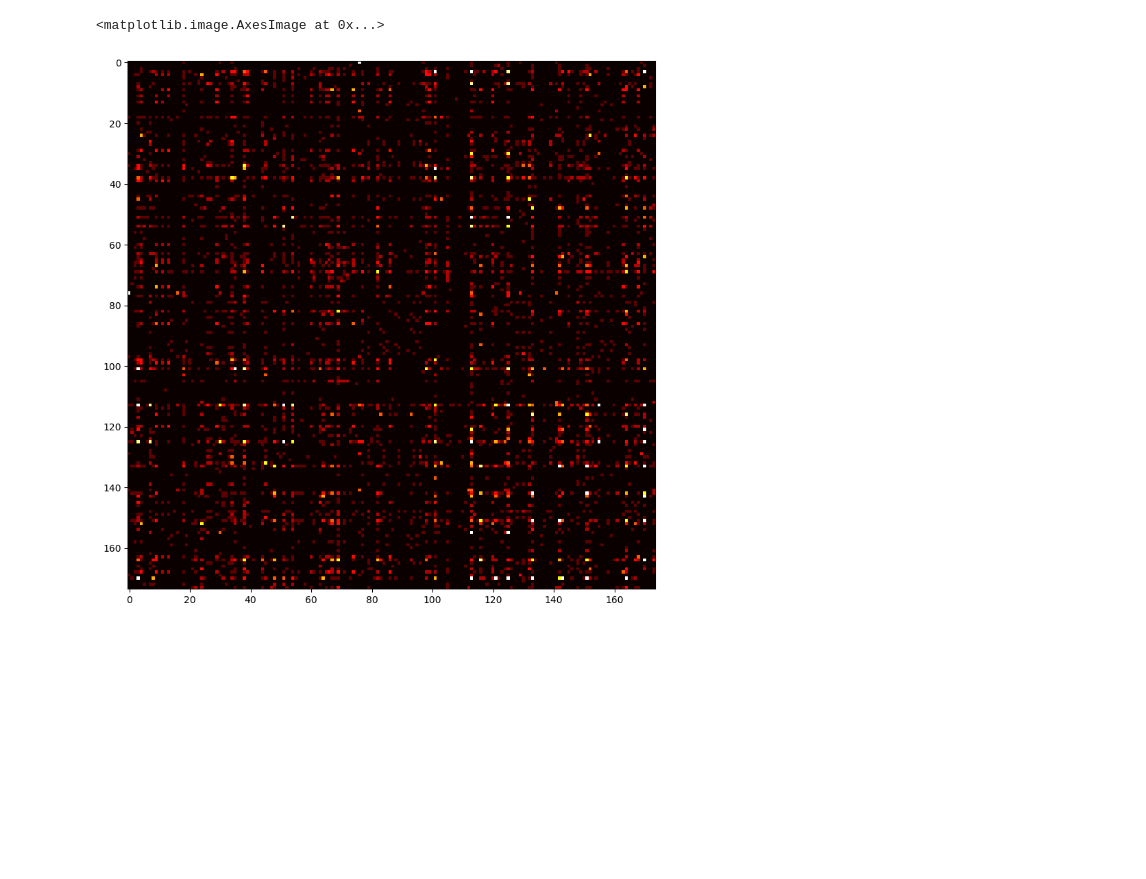
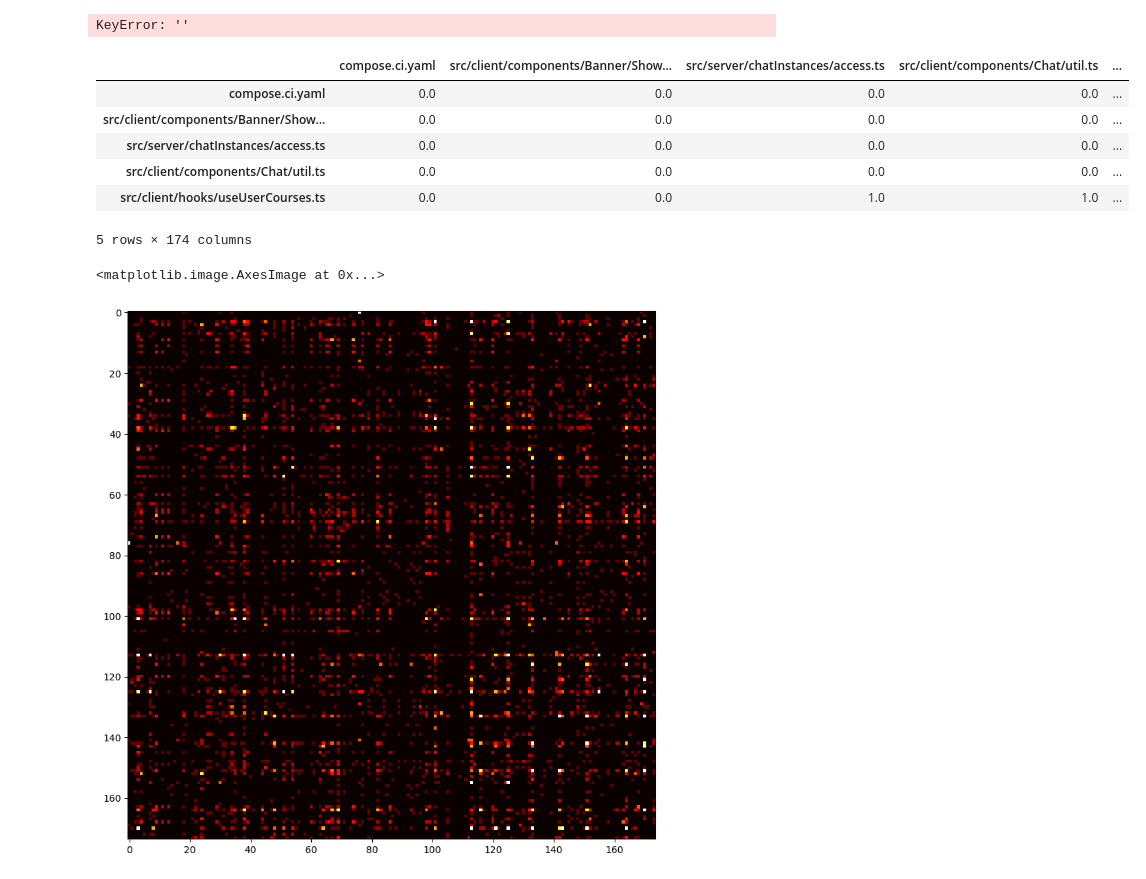
Before and after one commit to Veikkosuhonen/git-viz, a Jupyter notebook: sketch.ipynb, the cells around one changed output. Drawn from its saved outputs; the diff is of its cells as text; code cells hidden in the pictures; blank space fills up the shorter version.

```diff
--- a/sketch.ipynb
+++ b/sketch.ipynb
@@ -36,3 +25,62 @@ for root, dirs, dir_files in os.walk(f"./tmp/{repo_name}"):
+# %%
+from dataclasses import dataclass
+
+@dataclass
+class FileNode:
+    name: str
+    lines: int
+    children: list = None
+
+    def to_json(self):
+        result = { "name": self.name }
+        if self.children:
+            result["children"] = [child.to_json() for child in self.children]
+        else:
+            result["lines"] = self.lines
+        return result
+
+# Find all files in the repository (./tmp/repo)
+file_names = set()
+
+acual_root_node = FileNode("/", 0, [])
+
+dir_nodes = { "": acual_root_node }
+
+prefix = f"./tmp/{repo_name}/"
+
+for root, dirs, dir_files in os.walk(f"./tmp/{repo_name}/"):
+    root_node = dir_nodes[root.removeprefix(prefix)]
+
+    for file in dir_files:
+        path = os.path.join(root, file)
+        fname = path.removeprefix(prefix)
+
+        # Count the number of lines in the file
+        lines = 0
+        with open(path, "r") as f:
+            try:
+                lines = len(f.readlines())
+            except UnicodeDecodeError:
+                print(f"UnicodeDecodeError: {fname}")
+
+        fnode = FileNode(fname, lines)
+        root_node.children.append(fnode)
+        file_names.add(fname)
+    if ".git" in dirs:
+        dirs.remove(".git")
+
+    for dir in dirs:
+        dname = os.path.join(root, dir).removeprefix(prefix)
+        dnode = FileNode(dname, 0, [])
+        root_node.children.append(dnode)
+        dir_nodes[dname] = dnode
+
+# Save the file tree to JSON
+import json
+with open(f"./tmp/{repo_name}_file_tree.json", "w") as f:
+    json.dump(acual_root_node, f, indent=2, default=lambda o: o.to_json())
+# %% [output]
+KeyError: ''
 # %%
 df = None
 
@@ -83,4 +131,14 @@ else:
                 adjacency_df.loc[file, other_file] = adjacency_df.loc[file, other_file] + 1
 
     adjacency_df.to_csv(f"./tmp/{repo_name}_adjacency.csv")
+# %%
+adjacency_df.head()
+# %% [output]
+|  | compose.ci.yaml | src/client/components/Banner/Show... | src/server/chatInstances/access.ts | src/client/components/Chat/util.ts | ... |
+| compose.ci.yaml | 0.0 | 0.0 | 0.0 | 0.0 | ... |
+| src/client/components/Banner/Show... | 0.0 | 0.0 | 0.0 | 0.0 | ... |
+| src/server/chatInstances/access.ts | 0.0 | 0.0 | 0.0 | 0.0 | ... |
+| src/client/components/Chat/util.ts | 0.0 | 0.0 | 0.0 | 0.0 | ... |
+| src/client/hooks/useUserCourses.ts | 0.0 | 0.0 | 1.0 | 1.0 | ... |
+5 rows × 174 columns
 # %%
```
Also changed, not shown: parts of 5 cells of this notebook, 7 other files.
